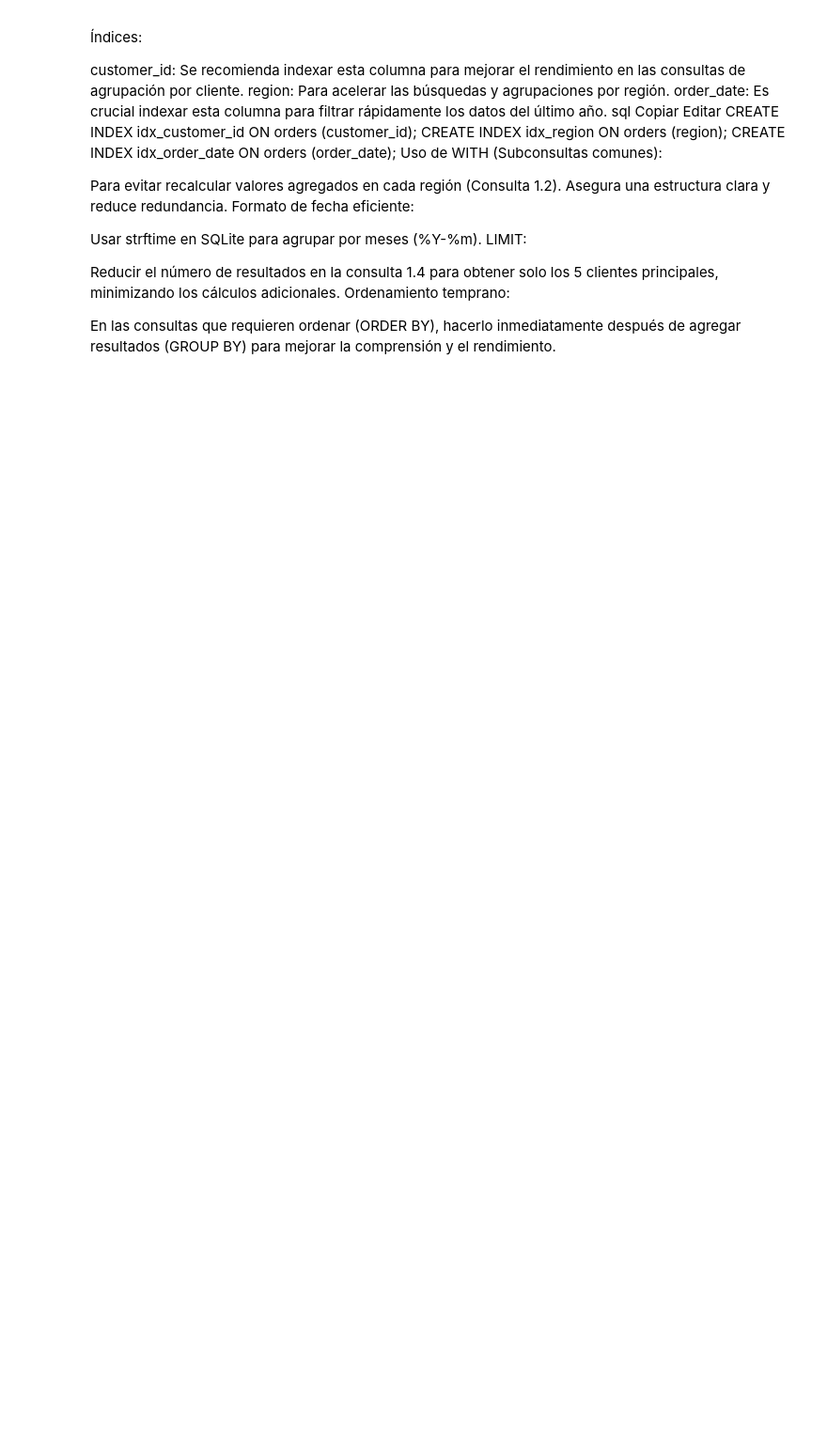
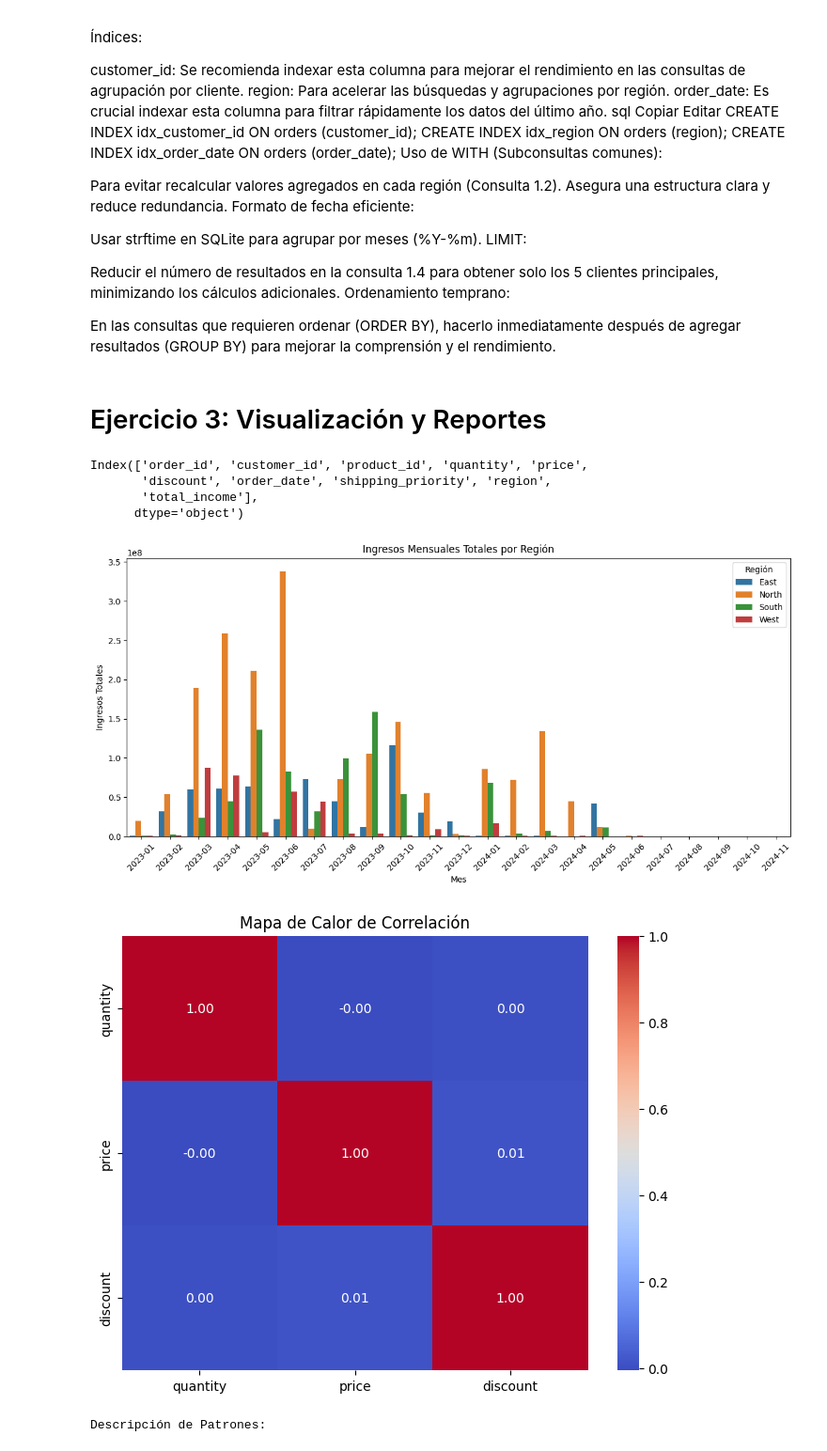
Before and after one commit to edwinpulgarin/Analisis_Proyeccion, a Jupyter notebook: Analisis_Proyeccion.ipynb, the cells around one changed output. Shown: that part at 94% size. Cells and saved outputs as stored; diff of their text form; code cells hidden in the pictures; blank space fills up the shorter version.

```diff
--- a/Analisis_Proyeccion.ipynb
+++ b/Analisis_Proyeccion.ipynb
@@ -325,3 +327,60 @@ Reducir el número de resultados en la consulta 1.4 para obtener solo los 5 clie
 Ordenamiento temprano:
 
 En las consultas que requieren ordenar (ORDER BY), hacerlo inmediatamente después de agregar resultados (GROUP BY) para mejorar la comprensión y el rendimiento.
+# %% [markdown]
+# Ejercicio 3: Visualización y Reportes
+# %%
+cleaned_sales_data = pd.read_csv('cleaned_sales_data.csv')
+cleaned_sales_data.columns
+# %% [output]
+Index(['order_id', 'customer_id', 'product_id', 'quantity', 'price',
+       'discount', 'order_date', 'shipping_priority', 'region',
+       'total_income'],
+      dtype='object')
+# %%
+import pandas as pd
+import matplotlib.pyplot as plt
+import seaborn as sns
+
+# Asume que `cleaned_sales_data` ya está cargado.
+data = cleaned_sales_data.copy()
+
+# Asegúrate de convertir order_date a formato datetime
+data['order_date'] = pd.to_datetime(data['order_date'])
+
+# 1a. Ingresos mensuales totales por región
+data['month'] = data['order_date'].dt.to_period('M')
+monthly_income = data.groupby(['month', 'region'])['total_income'].sum().reset_index()
+
+# 1b. Top 10 productos con mayores ingresos
+data['product_income'] = data['price'] * data['quantity']
+top_products = data.groupby('product_id')['product_income'].sum().sort_values(ascending=False).head(10).reset_index()
+
+# 1c. Relación entre prioridad de envío y descuento
+shipping_discount = data.groupby('shipping_priority')['discount'].mean().reset_index()
+
+# 2a. Gráfica de barras para ingresos mensuales por región
+plt.figure(figsize=(12, 6))
+sns.barplot(x='month', y='total_income', hue='region', data=monthly_income)
+plt.title('Ingresos Mensuales Totales por Región')
+plt.xlabel('Mes')
+plt.ylabel('Ingresos Totales')
+plt.legend(title='Región')
+plt.xticks(rotation=45)
+plt.tight_layout()
+plt.show()
+
+# 2b. Mapa de calor de correlación
+correlation_matrix = data[['quantity', 'price', 'discount']].corr()
+plt.figure(figsize=(8, 6))
+sns.heatmap(correlation_matrix, annot=True, cmap='coolwarm', fmt=".2f")
+plt.title('Mapa de Calor de Correlación')
+plt.show()
+
+# 3. Descripción de patrones
+print("Descripción de Patrones:")
+# Analiza los resultados observados en los gráficos y tablas generadas.
+# %% [output]
+[figure, added]
+[figure, added]
+Descripción de Patrones:
```
Also changed, not shown: parts of 28 cells of this notebook, 1 other file.
